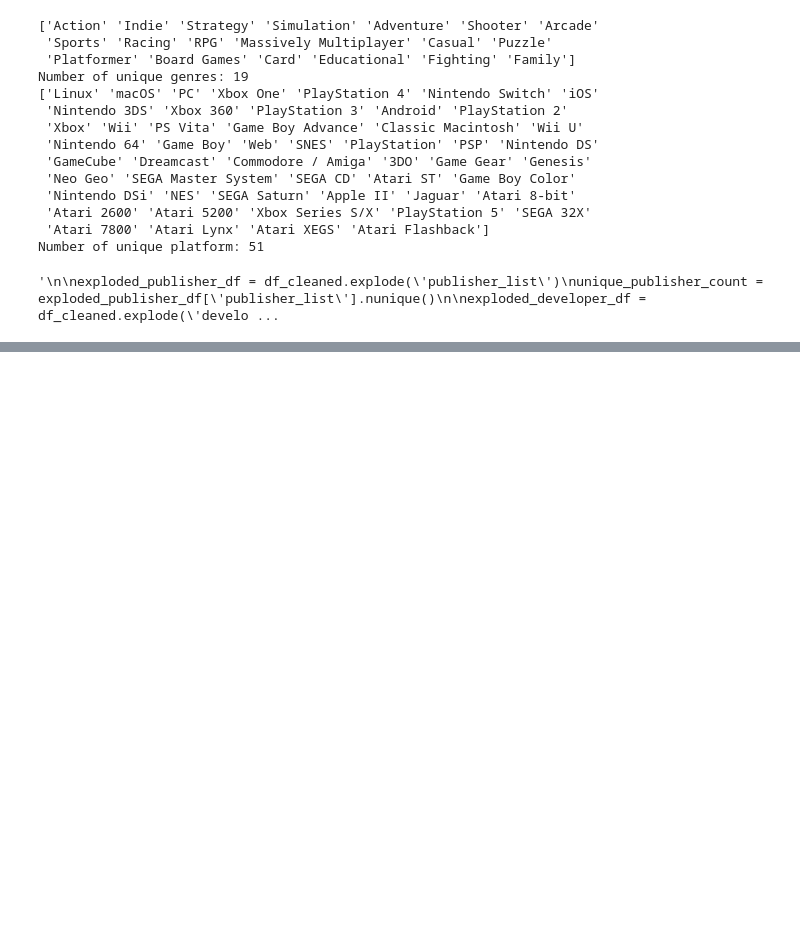
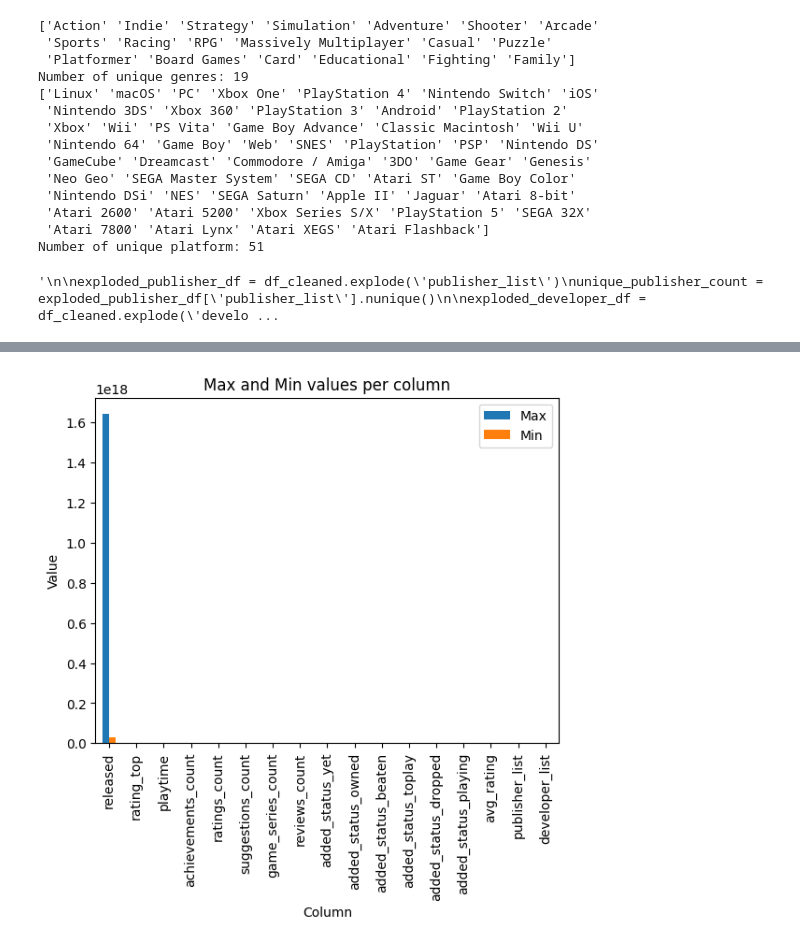
Before and after one commit to Mr-Stark01/ITSDPROJ, a Jupyter notebook: nb.ipynb, the cells around one changed output, grey strips where cells are left out. Cells and saved outputs as stored; diff of their text form; code cells hidden in the pictures; blank space fills up the shorter version.

```diff
--- a/nb.ipynb
+++ b/nb.ipynb
@@ -181,5 +227,5 @@ memory usage: 1.8+ MB
 # %%
-df_cleaned['released'] = pd.to_datetime(df_cleaned['released'])
+df_cleaned['released'] = pd.to_datetime(df_cleaned['released']).astype(np.int64)
 # %%
 df_cleaned.info()
 # %% [output]
@@ -257,4 +303,3 @@ mlb = MultiLabelBinarizer()
 platforms = pd.DataFrame(mlb.fit_transform(df_cleaned['platform_list']),columns=mlb.classes_, index=df_cleaned.index)
 platforms.head(5)
 df_cleaned=df_cleaned.drop(columns='platform_list')
-df_cleaned = pd.concat([df_cleaned, platforms],axis='columns', sort=False)
@@ -260,0 +308,7 @@ df_cleaned = pd.concat([df_cleaned, platforms],axis='columns', sort=False)
+# %%
+from sklearn.preprocessing import LabelEncoder
+le_pub = LabelEncoder()
+df_cleaned['publisher_list']=le_pub.fit_transform(df_cleaned['publisher_list'])
+
+le_dev = LabelEncoder()
+df_cleaned['developer_list']=le_dev.fit_transform(df_cleaned['developer_list'])
@@ -260,0 +317,5 @@ df_cleaned = pd.concat([df_cleaned, platforms],axis='columns', sort=False)
+# %%
+df_cleaned_norm=df_cleaned;
+#df_cleaned_norm=df_cleaned_norm.drop(columns='released');
+df_cleaned_norm=df_cleaned_norm.drop(columns='name');
+df_cleaned_norm.info()
@@ -260,0 +340,23 @@ df_cleaned = pd.concat([df_cleaned, platforms],axis='columns', sort=False)
+# %%
+import matplotlib.pyplot as plt
+import numpy as np
+
+#Calculate the maximum and minimum of each column
+max_values = df_cleaned_norm.max()
+min_values = df_cleaned_norm.min()
+
+# Create a new DataFrame for the visualization
+df_viz = pd.DataFrame({'Max': max_values, 'Min': min_values})
+
+# Plot the DataFrame
+df_viz.plot(kind='bar')
+
+# Set the title and labels
+plt.title('Max and Min values per column')
+plt.xlabel('Column')
+plt.ylabel('Value')
+
+# Show the plot
+plt.show()
+# %% [output]
+[figure, added]
```
Also changed, not shown: parts of 36 cells of this notebook.
